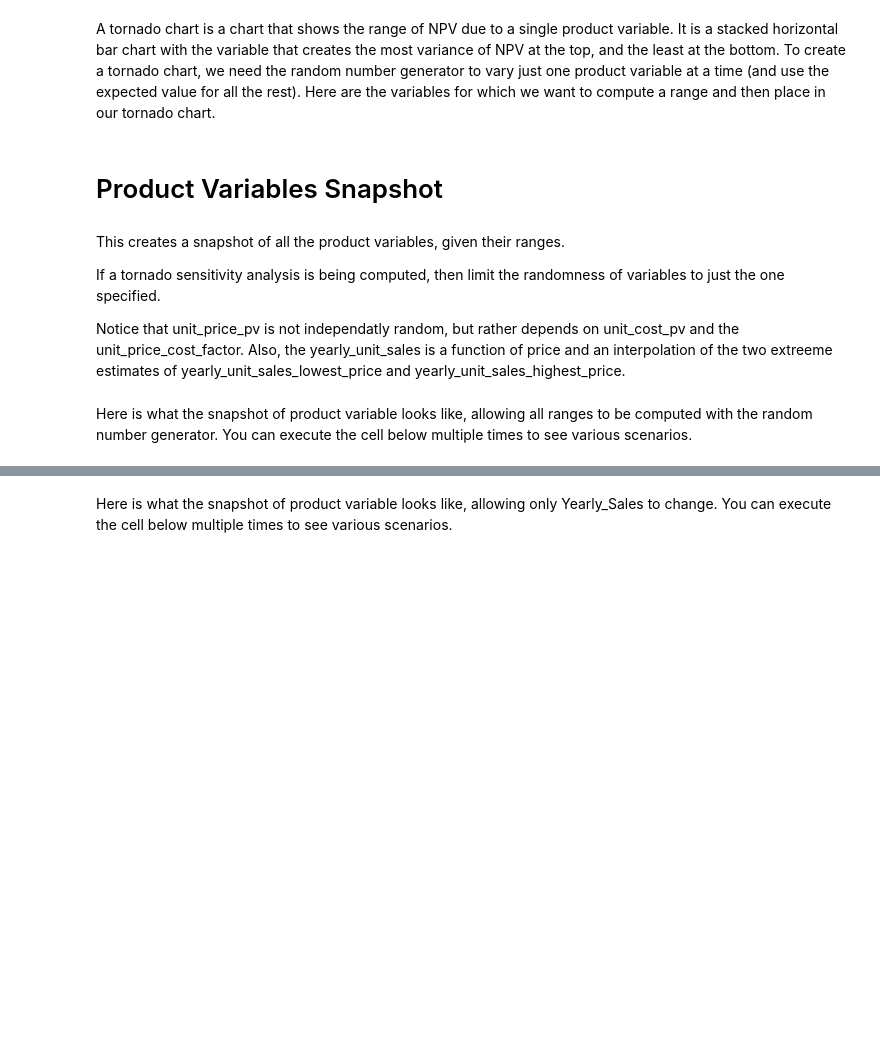
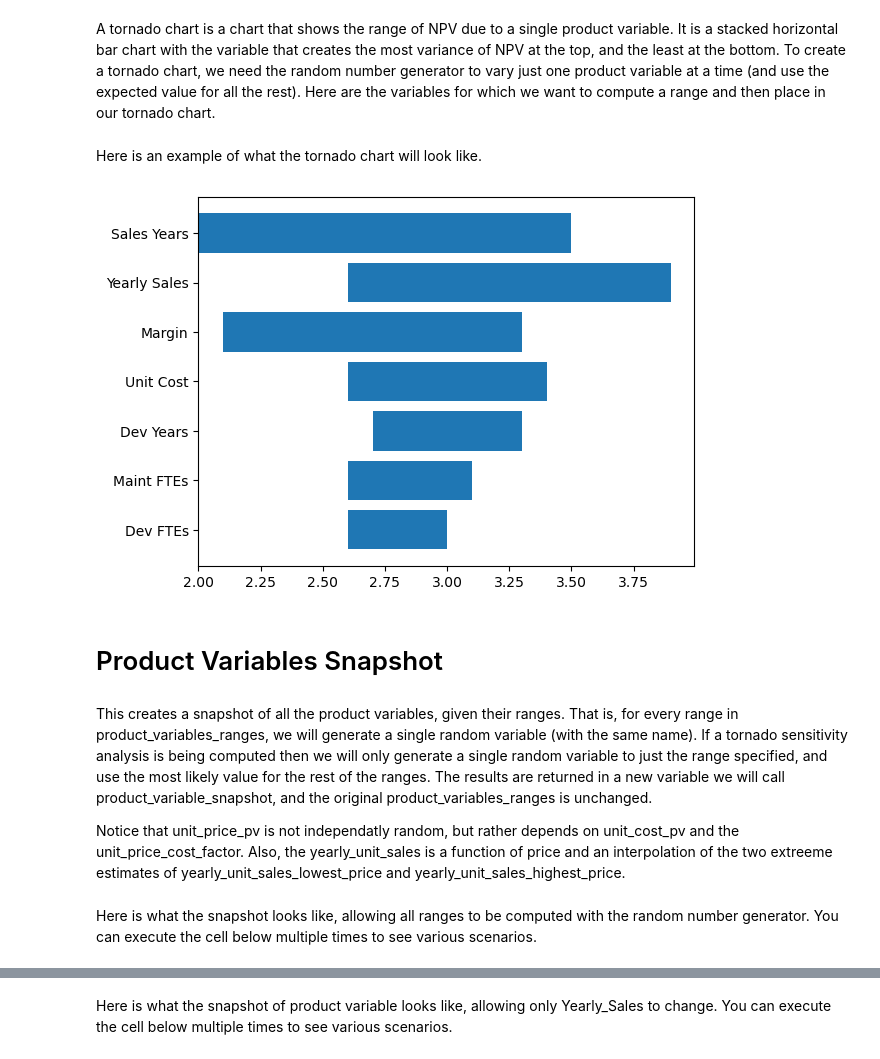
Before and after one commit to JohnMichaelHauck/ppm, a Jupyter notebook: ppm.ipynb, the cells around one changed output, grey strips where cells are left out. Drawn from its saved outputs; the diff is of its cells as text; code cells hidden in the pictures; blank space fills up the shorter version.

```diff
--- a/ppm.ipynb
+++ b/ppm.ipynb
@@ -185,12 +193,20 @@ class Tornado(Enum):
     Unit_Cost = 5
     Margin = 6
     Yearly_Sales = 7
+# %% [markdown]
+Here is an example of what the tornado chart will look like.
+# %%
+names = ['Dev FTEs', 'Maint FTEs', 'Dev Years', 'Unit Cost', 'Margin', 'Yearly Sales', 'Sales Years']
+ranges = [0.4, 0.5, 0.6, 0.8, 1.2, 1.3, 1.5]
+min_values = [2.6, 2.6, 2.7, 2.6, 2.1, 2.6, 2.0]
+plt.barh(names, ranges, left=min_values)
+plt.show()
+# %% [output]
+[figure, added]
 # %% [markdown]
 # Product Variables Snapshot
 # %% [markdown]
-This creates a snapshot of all the product variables, given their ranges.
-
-If a tornado sensitivity analysis is being computed, then limit the randomness of variables to just the one specified.
+This creates a snapshot of all the product variables, given their ranges. That is, for every range in product_variables_ranges, we will generate a single random variable (with the same name). If a tornado sensitivity analysis is being computed then we will only generate a single random variable to just the range specified, and use the most likely value for the rest of the ranges. The results are returned in a new variable we will call product_variable_snapshot, and the original product_variables_ranges is unchanged.
 
 Notice that unit_price_pv is not independatly random, but rather depends on unit_cost_pv and the unit_price_cost_factor. Also, the yearly_unit_sales is a function of price and an interpolation of the two extreeme estimates of yearly_unit_sales_lowest_price and yearly_unit_sales_highest_price.
 # %%
@@ -281,7 +297,7 @@ class ProductVariablesSnapshot:
             f"yearly_unit_sales={self.yearly_unit_sales},\n"
             f"total_remaining_years={self.total_remaining_years}")
 # %% [markdown]
-Here is what the snapshot of product variable looks like, allowing all ranges to be computed with the random number generator. You can execute the cell below multiple times to see various scenarios.
+Here is what the snapshot looks like, allowing all ranges to be computed with the random number generator. You can execute the cell below multiple times to see various scenarios.
 # %%
 print(ProductVariablesSnapshot(product_variables_ranges))
 # %% [output]
```
Also changed, not shown: parts of 38 cells of this notebook.
